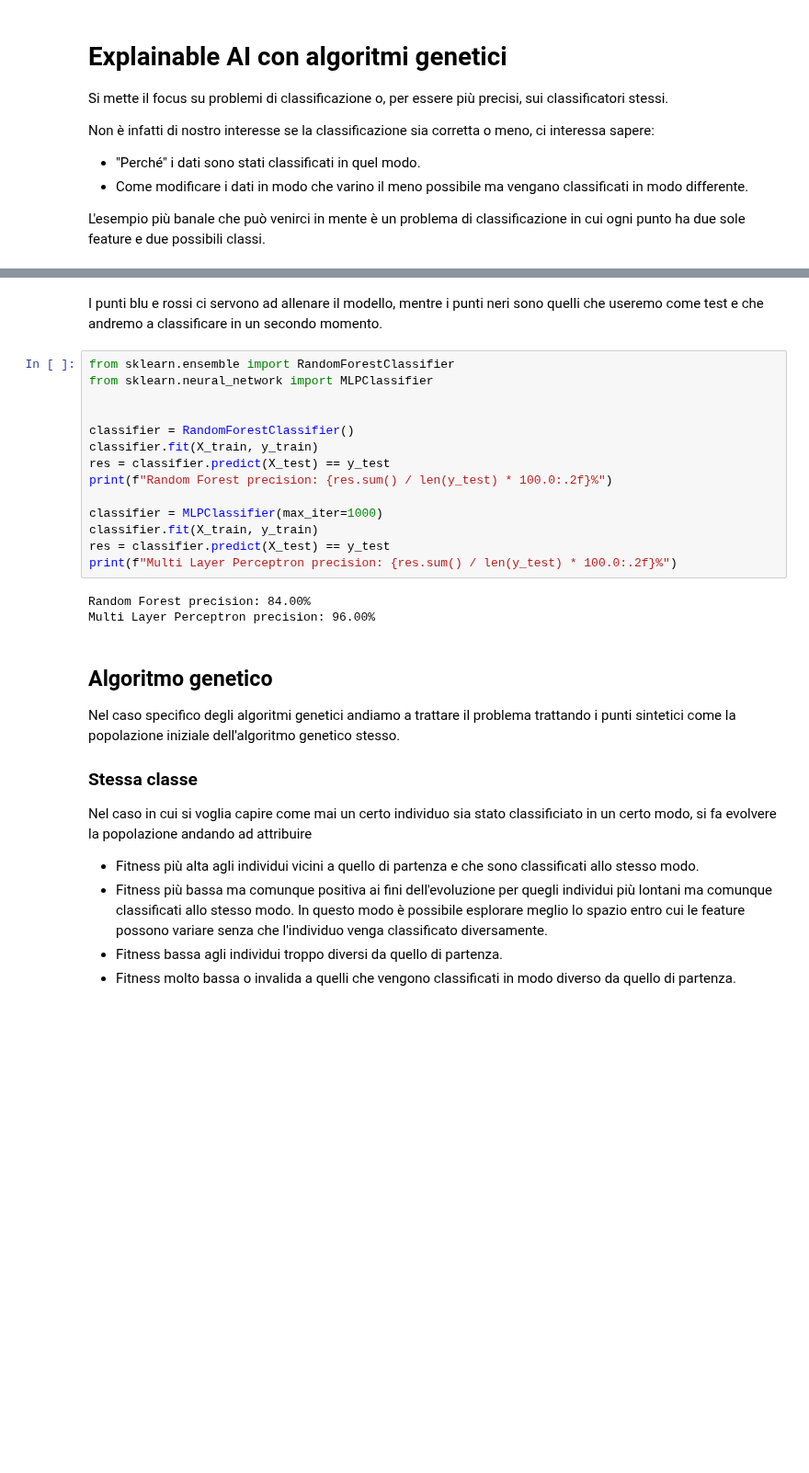
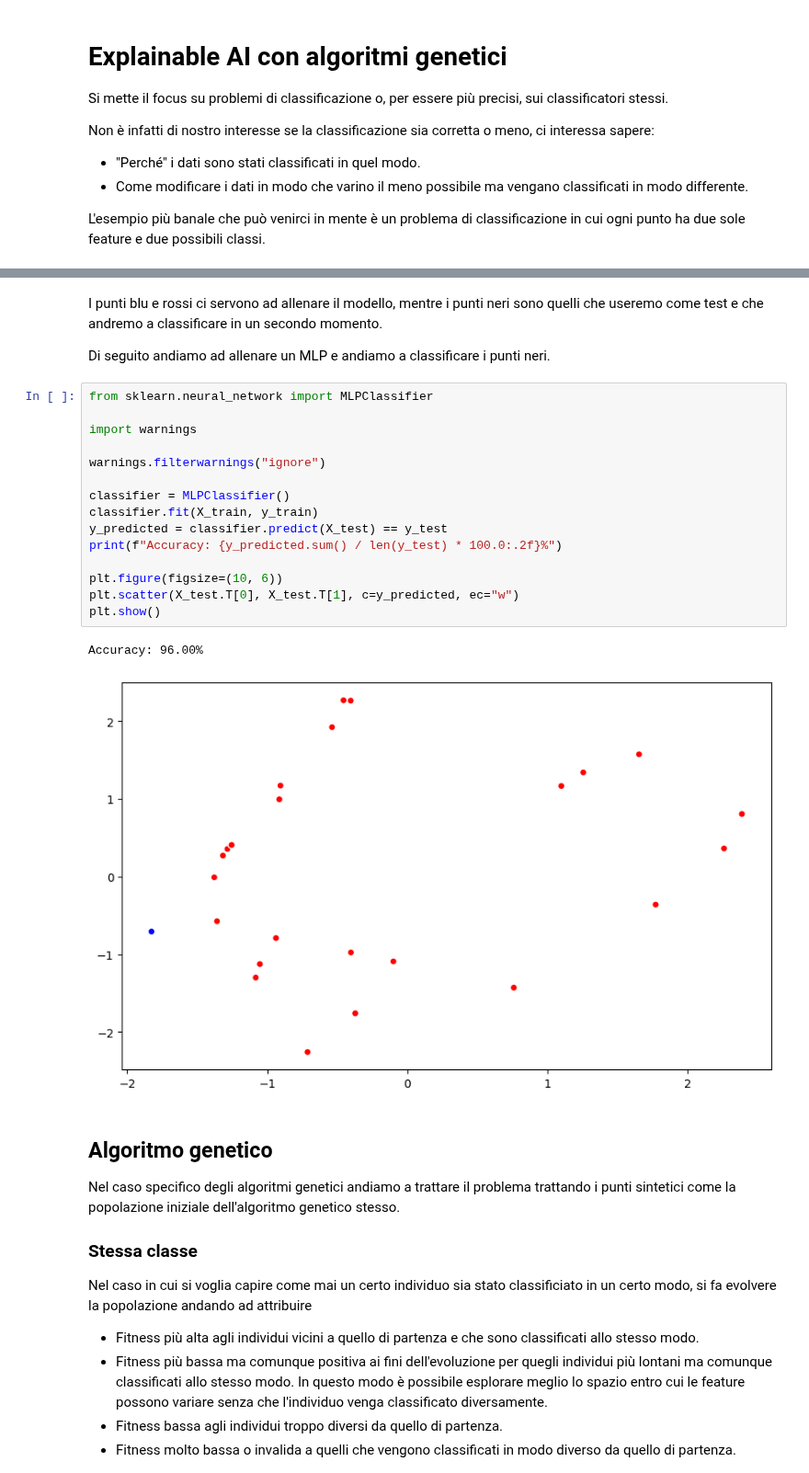
Before and after one commit to FedericoBustaffa/thesis, a Jupyter notebook: src/explain_classifier.ipynb, the cells around one changed output, grey strips where cells are left out. Shown at 92% size. Drawn from its saved outputs; the diff is of its cells as text; blank space fills up the shorter version.

```diff
--- a/src/explain_classifier.ipynb
+++ b/src/explain_classifier.ipynb
@@ -41,23 +43,26 @@ plt.show()
 I punti blu e rossi ci servono ad allenare il modello, mentre i punti neri
 sono quelli che useremo come test e che andremo a classificare in un secondo
 momento.
+
+Di seguito andiamo ad allenare un MLP e andiamo a classificare i punti neri.
 # %%
-from sklearn.ensemble import RandomForestClassifier
 from sklearn.neural_network import MLPClassifier
 
+import warnings
 
-classifier = RandomForestClassifier()
+warnings.filterwarnings("ignore")
+
+classifier = MLPClassifier()
 classifier.fit(X_train, y_train)
-res = classifier.predict(X_test) == y_test
-print(f"Random Forest precision: {res.sum() / len(y_test) * 100.0:.2f}%")
+y_predicted = classifier.predict(X_test) == y_test
+print(f"Accuracy: {y_predicted.sum() / len(y_test) * 100.0:.2f}%")
 
-classifier = MLPClassifier(max_iter=1000)
-classifier.fit(X_train, y_train)
-res = classifier.predict(X_test) == y_test
-print(f"Multi Layer Perceptron precision: {res.sum() / len(y_test) * 100.0:.2f}%")
+plt.figure(figsize=(10, 6))
+plt.scatter(X_test.T[0], X_test.T[1], c=y_predicted, ec="w")
+plt.show()
 # %% [output]
-Random Forest precision: 84.00%
-Multi Layer Perceptron precision: 96.00%
+Accuracy: 96.00%
+[figure, added]
 # %% [markdown]
 ## Algoritmo genetico
 
```
Also changed, not shown: parts of 1 cell of this notebook, 1 other file.
